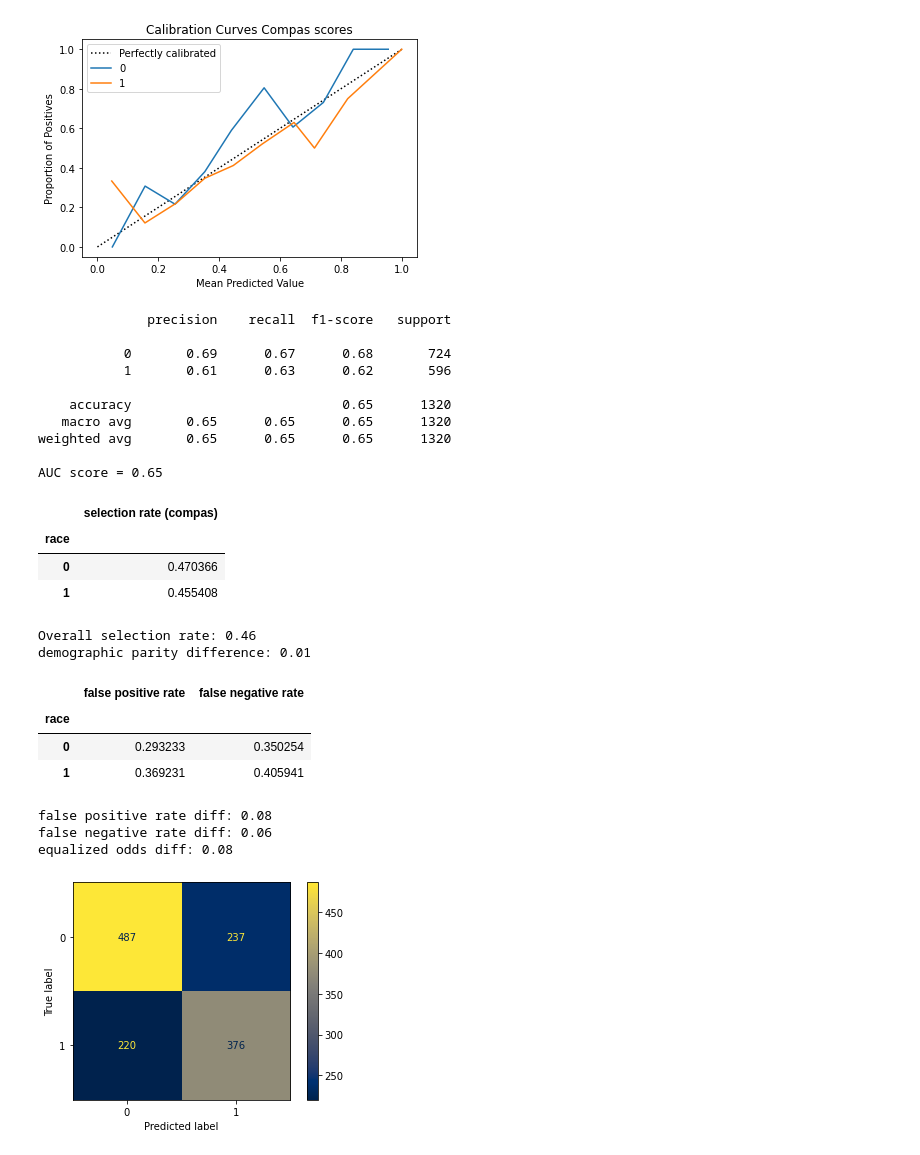
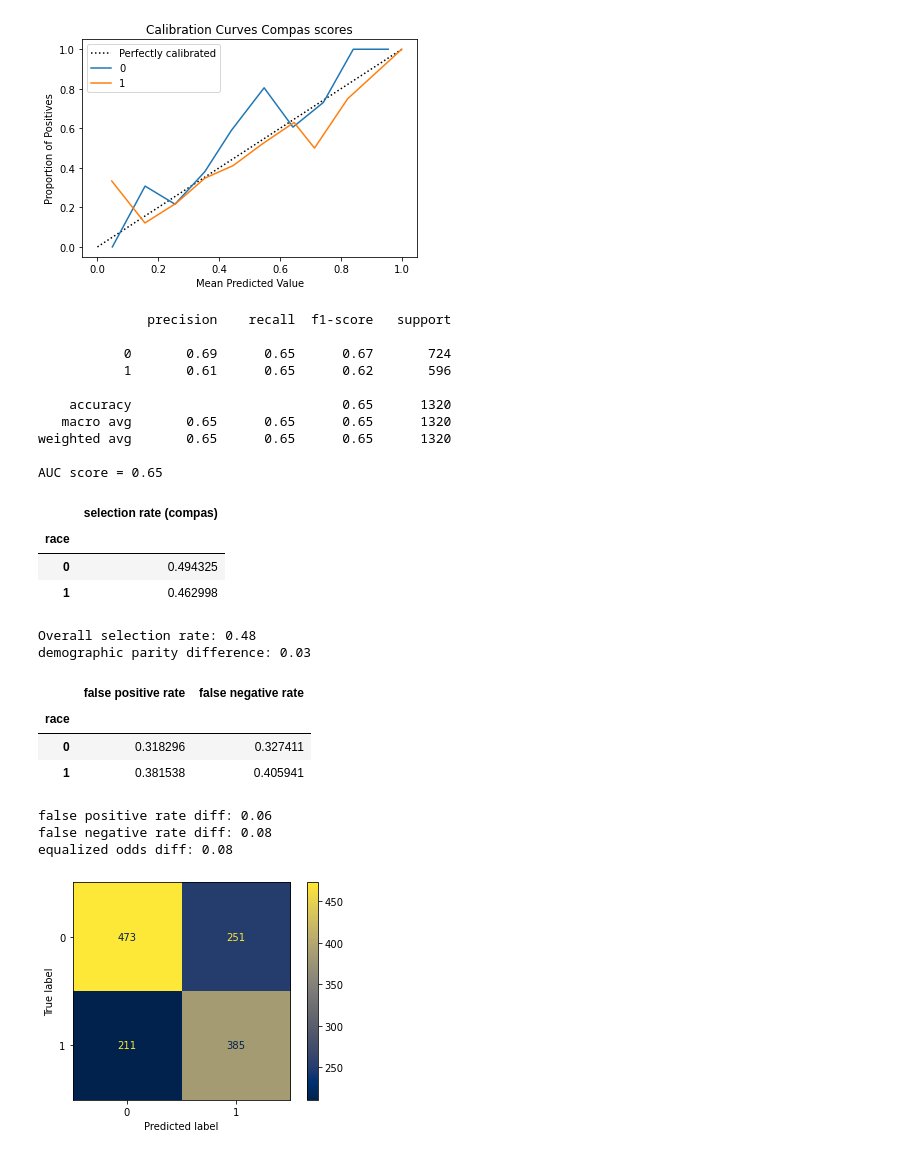
Before and after one commit to youkkka/Thesis-Experiments, a Jupyter notebook: Compas_experiment.ipynb, the cells around one changed output. Saved outputs shown, nothing was run; the diff lists cells and outputs as text; code cells hidden in the pictures.

```diff
--- a/Compas_experiment.ipynb
+++ b/Compas_experiment.ipynb
@@ -287,12 +219,0 @@ newdata
-# %%
-# by choosing y_pred to be ground truth instead of predictions, we can easily compute the base rate in the data
-mf = MetricFrame(
-    metrics={"base rate": selection_rate},
-    y_true=newdata["two_year_recid"],  # y_true is ignored
-    y_pred=newdata["two_year_recid"],
-    sensitive_features=newdata["race"],
-)
-display(mf.by_group)
-
-# summarize demographic parity as the max difference between groups
-print("base rate diff: %.2f" % mf.difference(method="between_groups"))
@@ -443,30 +501,30 @@ print_calib(modelRG1)
 # %% [output]
 [figure]
-# %%
-print_metrics(modelRG2)
-# %% [output]
-              precision    recall  f1-score   support
-
-           0       0.69      0.67      0.68       724
-           1       0.61      0.63      0.62       596
-
-    accuracy                           0.65      1320
-   macro avg       0.65      0.65      0.65      1320
-weighted avg       0.65      0.65      0.65      1320
-
-AUC score = 0.65
-|  | selection rate (compas) |
-| race |  |
-| 0 | 0.470366 |
-| 1 | 0.455408 |
-Overall selection rate: 0.46
-demographic parity difference: 0.01
-|  | false positive rate | false negative rate |
-| race |  |  |
-| 0 | 0.293233 | 0.350254 |
-| 1 | 0.369231 | 0.405941 |
-false positive rate diff: 0.08
-false negative rate diff: 0.06
-equalized odds diff: 0.08
-[figure, removed]
+# %%
+lr_metrics(data_naive_oversampling)
+# %% [output]
+              precision    recall  f1-score   support
+
+           0       0.69      0.65      0.67       724
+           1       0.61      0.65      0.62       596
+
+    accuracy                           0.65      1320
+   macro avg       0.65      0.65      0.65      1320
+weighted avg       0.65      0.65      0.65      1320
+
+AUC score = 0.65
+|  | selection rate (compas) |
+| race |  |
+| 0 | 0.494325 |
+| 1 | 0.462998 |
+Overall selection rate: 0.48
+demographic parity difference: 0.03
+|  | false positive rate | false negative rate |
+| race |  |  |
+| 0 | 0.318296 | 0.327411 |
+| 1 | 0.381538 | 0.405941 |
+false positive rate diff: 0.06
+false negative rate diff: 0.08
+equalized odds diff: 0.08
+[figure, added]
 # %%
```
Also changed, not shown: parts of 63 cells of this notebook.
